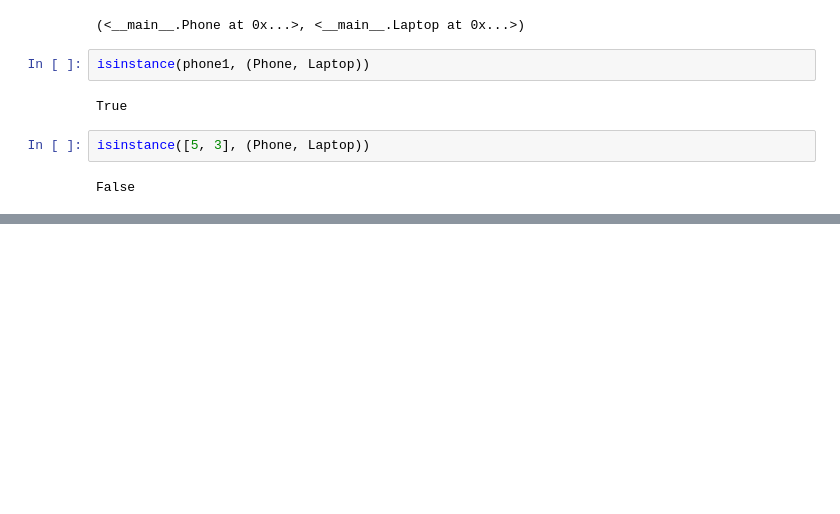
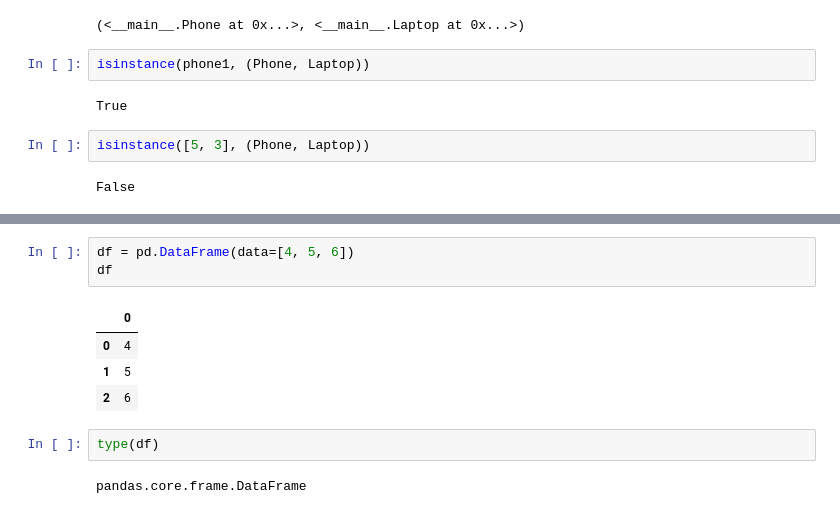
Before and after one commit to xkrystiandutka/Python, a Jupyter notebook: PythonOOP/04_Classes&Objects.ipynb, the cells around one changed output, grey strips where cells are left out. Saved outputs shown, nothing was run; the diff lists cells and outputs as text; blank space fills up the shorter version.

Commit message:
Pandas class DataFrame

```diff
--- a/PythonOOP/04_Classes&Objects.ipynb
+++ b/PythonOOP/04_Classes&Objects.ipynb
@@ -256,0 +350,12 @@ False
+# %%
+df = pd.DataFrame(data=[4, 5, 6])
+df
+# %% [output]
+|  | 0 |
+| 0 | 4 |
+| 1 | 5 |
+| 2 | 6 |
+# %%
+type(df)
+# %% [output]
+pandas.core.frame.DataFrame
```
Also changed, not shown: parts of 12 cells of this notebook.
